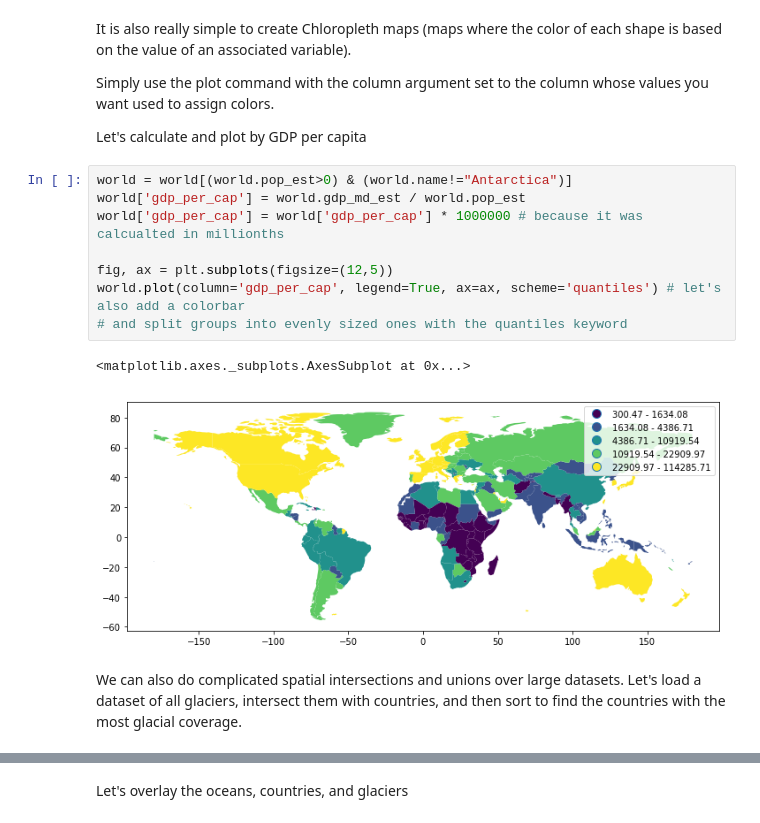
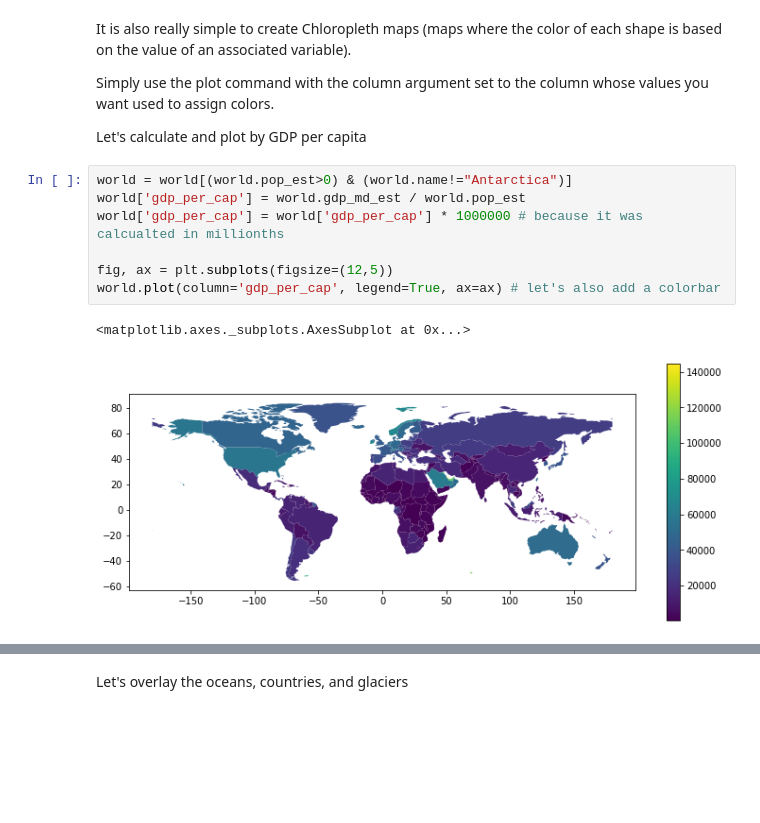
Before and after one commit to ceholden/open-geo-tutorial, a Jupyter notebook: notebooks/chapter_4_vector.ipynb, the cells around one changed output, grey strips where cells are left out. Drawn from its saved outputs; the diff is of its cells as text; blank space fills up the shorter version.

```diff
--- a/notebooks/chapter_4_vector.ipynb
+++ b/notebooks/chapter_4_vector.ipynb
@@ -376,13 +377,10 @@ Let's calculate and plot by GDP per capita
 # %%
 world = world[(world.pop_est>0) & (world.name!="Antarctica")]
 world['gdp_per_cap'] = world.gdp_md_est / world.pop_est
 world['gdp_per_cap'] = world['gdp_per_cap'] * 1000000 # because it was calcualted in millionths
 
 fig, ax = plt.subplots(figsize=(12,5))
-world.plot(column='gdp_per_cap', legend=True, ax=ax, scheme='quantiles') # let's also add a colorbar
-# and split groups into evenly sized ones with the quantiles keyword
+world.plot(column='gdp_per_cap', legend=True, ax=ax) # let's also add a colorbar
 # %% [output]
 <matplotlib.axes._subplots.AxesSubplot at 0x...>
-[figure, old version]
+[figure, new version]
-# %% [markdown]
-We can also do complicated spatial intersections and unions over large datasets. Let's load a dataset of all glaciers, intersect them with countries, and then sort to find the countries with the most glacial coverage.
```
Also changed, not shown: parts of 34 cells of this notebook, 22 other files.
